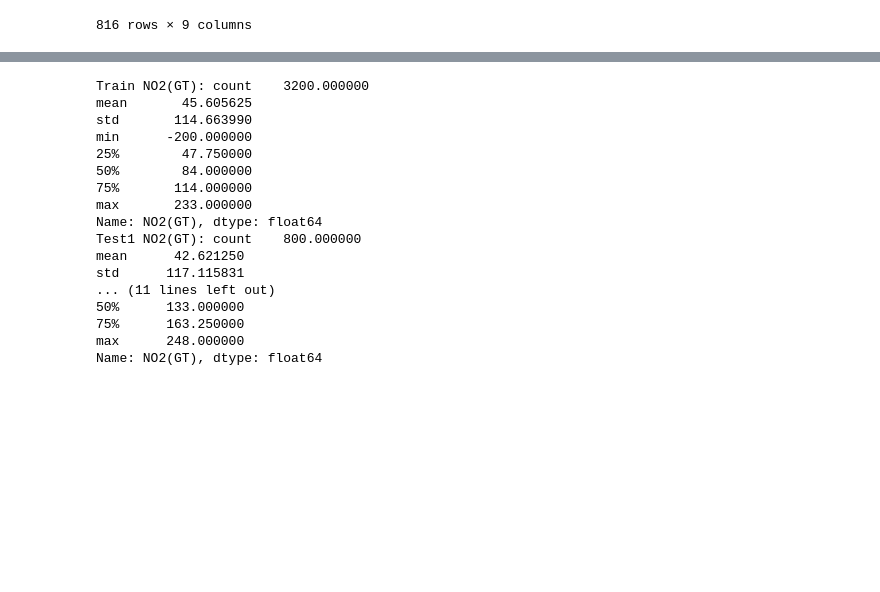
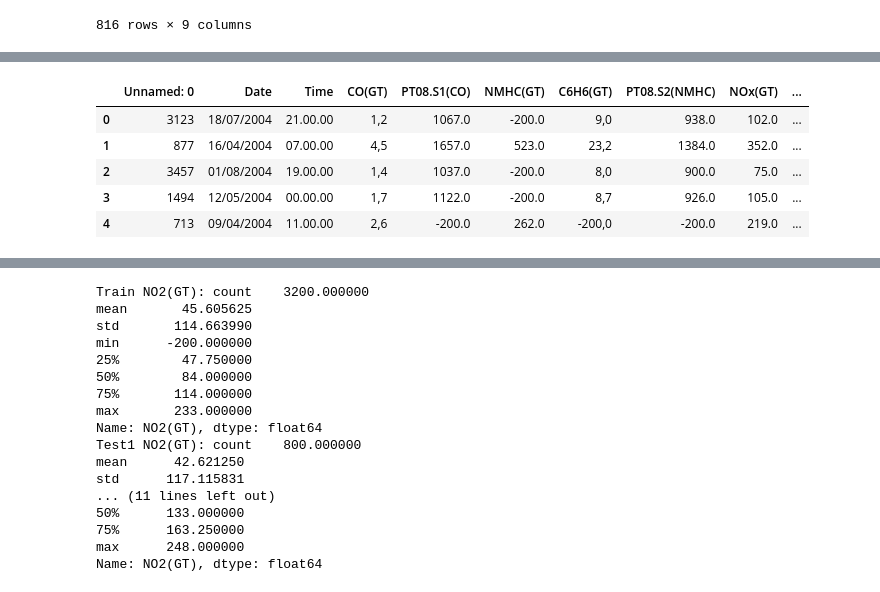
Before and after one commit to chinmayp995/CS203-Assignment-10, a Jupyter notebook: assignment10.ipynb, the cells around one changed output, grey strips where cells are left out. Drawn from its saved outputs; the diff is of its cells as text; code cells hidden in the pictures; blank space fills up the shorter version.

```diff
--- a/assignment10.ipynb
+++ b/assignment10.ipynb
@@ -130,0 +208,9 @@ test2 = pd.read_csv("test2.csv")
+# %%
+test1.head()
+# %% [output]
+|  | Unnamed: 0 | Date | Time | CO(GT) | PT08.S1(CO) | NMHC(GT) | C6H6(GT) | PT08.S2(NMHC) | NOx(GT) | ... |
+| 0 | 3123 | 18/07/2004 | 21.00.00 | 1,2 | 1067.0 | -200.0 | 9,0 | 938.0 | 102.0 | ... |
+| 1 | 877 | 16/04/2004 | 07.00.00 | 4,5 | 1657.0 | 523.0 | 23,2 | 1384.0 | 352.0 | ... |
+| 2 | 3457 | 01/08/2004 | 19.00.00 | 1,4 | 1037.0 | -200.0 | 8,0 | 900.0 | 75.0 | ... |
+| 3 | 1494 | 12/05/2004 | 00.00.00 | 1,7 | 1122.0 | -200.0 | 8,7 | 926.0 | 105.0 | ... |
+| 4 | 713 | 09/04/2004 | 11.00.00 | 2,6 | -200.0 | 262.0 | -200,0 | -200.0 | 219.0 | ... |
```
Also changed, not shown: parts of 18 cells of this notebook, 1 other file.
